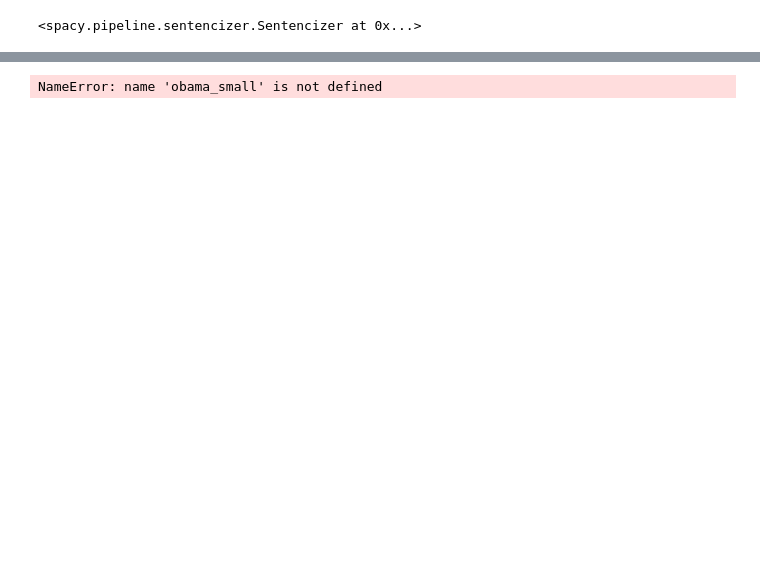
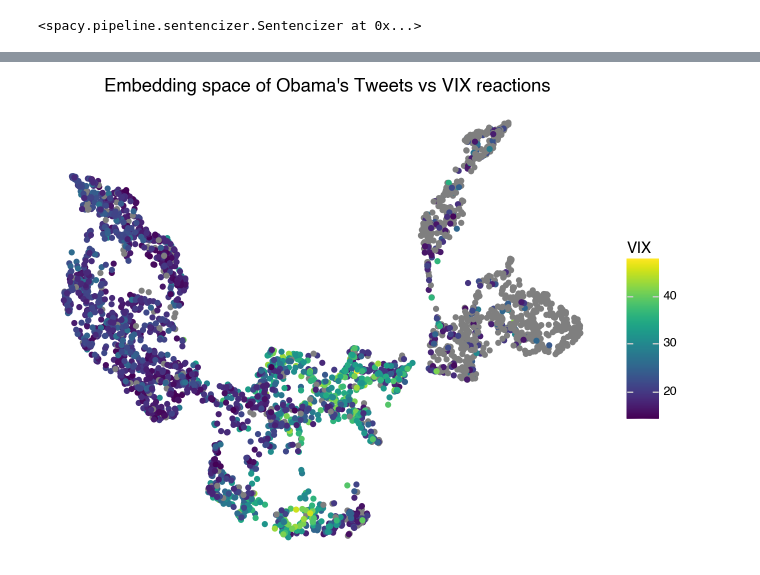
Before and after one commit to jzuckerman1/TwitterDissemination, a Jupyter notebook: embeddings.ipynb, the cells around one changed output, grey strips where cells are left out. Drawn from its saved outputs; the diff is of its cells as text; code cells hidden in the pictures; blank space fills up the shorter version.

```diff
--- a/embeddings.ipynb
+++ b/embeddings.ipynb
@@ -102,7 +113,4 @@ trump_tweets
 # %%
-trump_tweets = tokenize(merged[merged["isPresident"]]["text"])
-trump_space = Doc2Vec(trump_tweets, min_count=5, epochs=5)
-
-obama_tweets = tokenize(merged_bama[merged_bama["isPresident"]]["Embedded_text"])
-obama_space = Doc2Vec(obama_tweets, min_count=5, epochs=5)
+trump_space = Doc2Vec(trump_docs, min_count=5, epochs=5)
+obama_space = Doc2Vec(obama_docs, min_count=5, epochs=5)
 # %% [output]
@@ -124,0 +119,3 @@ AttributeError: 'str' object has no attribute 'words'
+# %%
+trump_arr = np.array([trump_space.wv[id] for id in trump_space.wv.index_to_key])
+obama_arr = np.array([obama_space.wv[id] for id in obama_space.wv.index_to_key])
@@ -125,3 +127,6 @@ AttributeError: 'str' object has no attribute 'words'
 # %%
 reducer = umap.UMAP(n_components=2)
-obama_small = reducer.fit_transform(obama_space)
+obama_small = reducer.fit_transform(obama_arr)
+
+reducer = umap.UMAP(n_components=2)
+trump_small = reducer.fit_transform(trump_arr)
@@ -127,0 +140,6 @@ obama_small = reducer.fit_transform(obama_space)
+# %%
+ldim_obama = pd.DataFrame(obama_small, columns=["x", "y"])
+ldim_obama["VIX"] = merged_bama["VIXCLS"][merged_bama["isPresident"]]
+
+ldim_trump = pd.DataFrame(trump_small, columns=["x", "y"])
+ldim_trump["VIX"] = merged["VIXCLS"][merged["isPresident"]]
@@ -128,7 +163,9 @@ obama_small = reducer.fit_transform(obama_space)
 # %%
-from plotnine import ggplot, aes, geom_point
+from plotnine import ggplot, aes, geom_point, theme_void, labs
 
-(ggplot(obama_small, aes(x="x", y="y")) +
- geom_point())
+(ggplot(ldim_obama, aes(x="x", y="y", color="VIX")) +
+ geom_point() +
+ labs(title="Embedding space of Obama's Tweets vs VIX reactions") +
+ theme_void())
 # %% [output]
-NameError: name 'obama_small' is not defined
+[figure, added]
```
Also changed, not shown: parts of 12 cells of this notebook.
